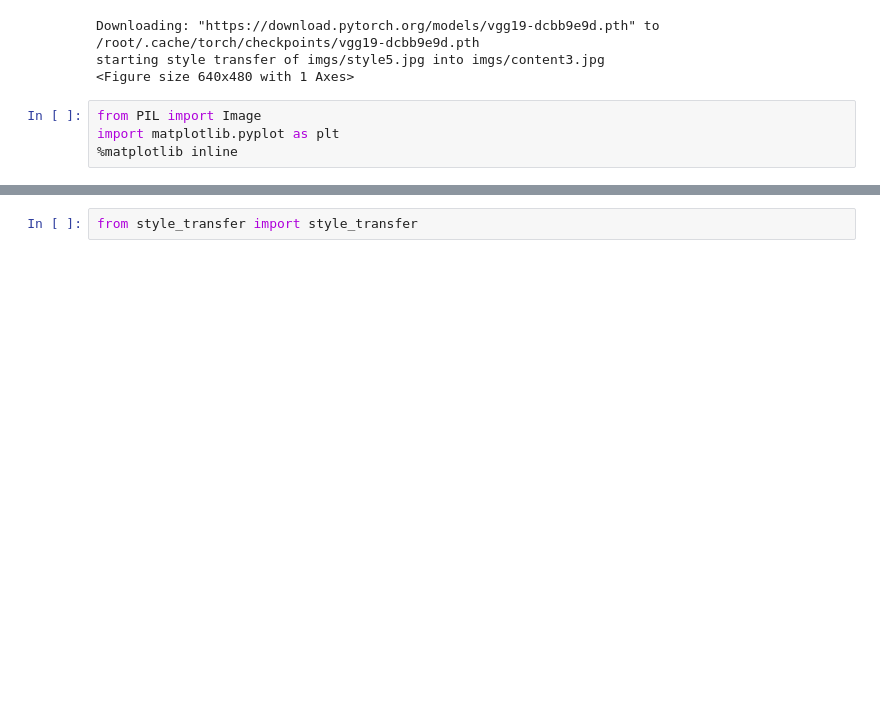
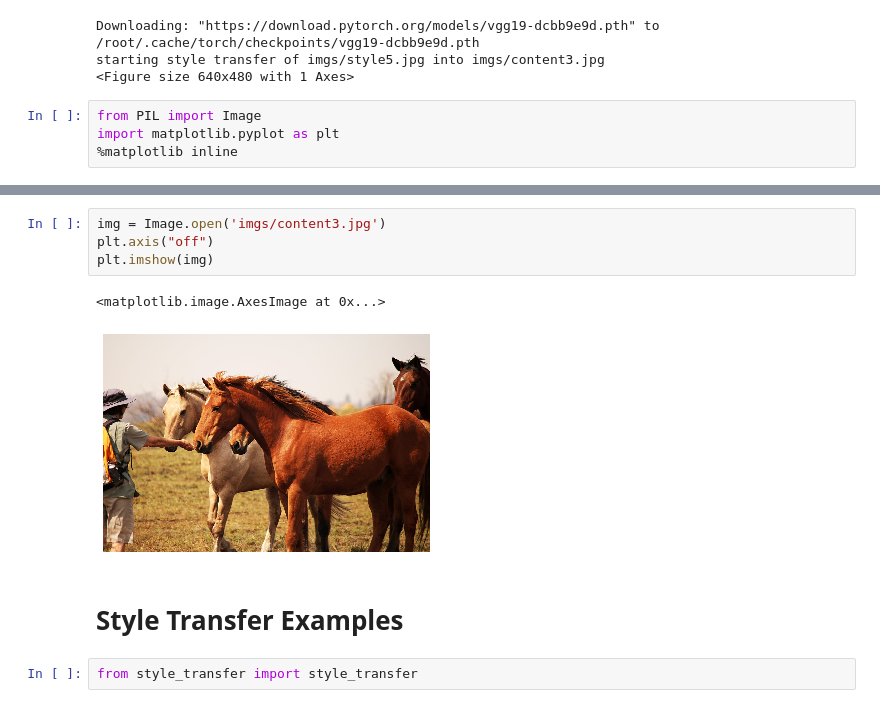
Before and after one commit to shivamswarnkar/Style-Transfer, a Jupyter notebook: style_transfer_colab_demo.ipynb, the cells around one changed output, grey strips where cells are left out. Drawn from its saved outputs; the diff is of its cells as text; blank space fills up the shorter version.

Commit message:
update demo notebook with url examples

```diff
--- a/style_transfer_colab_demo.ipynb
+++ b/style_transfer_colab_demo.ipynb
@@ -37,3 +38,12 @@ plt.imshow(img)
+# %%
+img = Image.open('imgs/content3.jpg')
+plt.axis("off")
+plt.imshow(img)
+# %% [output]
+<matplotlib.image.AxesImage at 0x...>
+[figure, added]
+# %% [markdown]
+# Style Transfer Examples
 # %%
 from style_transfer import style_transfer
 # %%
```
Also changed, not shown: parts of 11 cells of this notebook.
